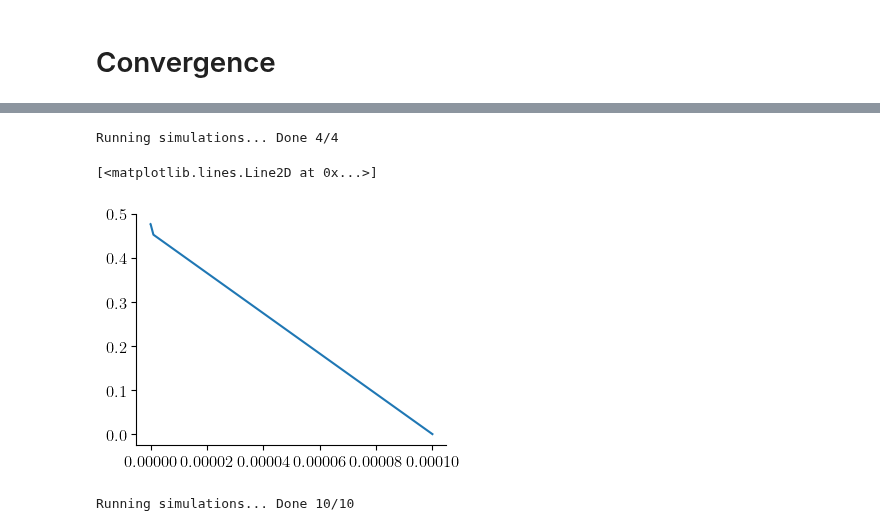
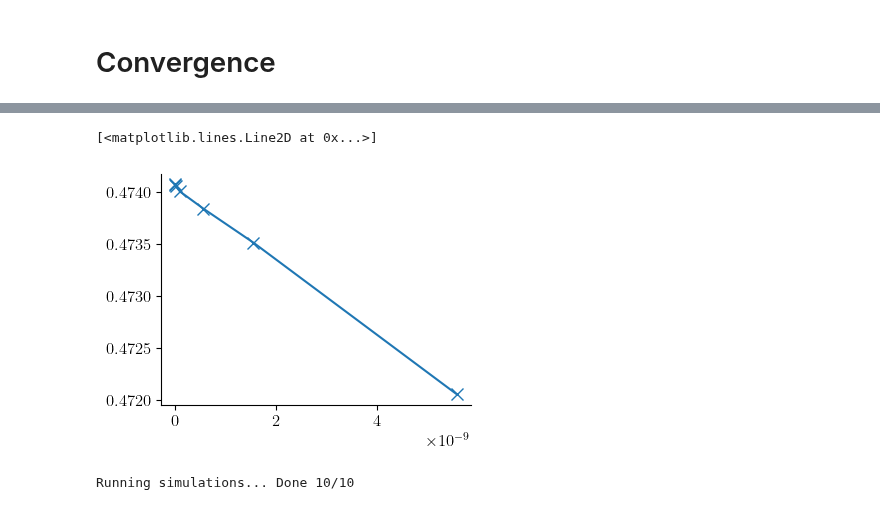
Before and after one commit to TomVdt/PhysNum, a Jupyter notebook: exercice6/analysis/analysis_ii.ipynb, the cells around one changed output, grey strips where cells are left out. Saved outputs shown, nothing was run; the diff lists cells and outputs as text; code cells hidden in the pictures.

```diff
--- a/exercice6/analysis/analysis_ii.ipynb
+++ b/exercice6/analysis/analysis_ii.ipynb
@@ -150,0 +152,6 @@ Running simulations... Done 15/15
+# %%
+probs_dx = []
+for i, (params, data_pot, data_psi2, data_obs) in enumerate(dataset_conv_nx):
+    t, prob, E = extract_at_time((params, data_pot, data_psi2, data_obs))
+    probs_dx.append(prob)
+probs_dx = np.array(probs_dx)
@@ -150,0 +165,13 @@ Running simulations... Done 15/15
+# %%
+# delta_ts = 10.0**(-np.arange(2, 7, step=1))
+delta_ts = np.array([2*1e-5, 3*1e-5, 5*1e-5, 1e-4, 2*1e-4, 3*1e-4, 5*1e-4])
+
+dataset_conv_ts = run_with_params(
+    config_name,
+    gen_variations({
+        'V0': [E],
+        'Nintervals': [512],
+        'dt': delta_ts,
+        'convergence': ['true']
+    })
+)
@@ -151,7 +180,7 @@ Running simulations... Done 15/15
 # %%
-probs = []
-for i, (params, data_pot, data_psi2, data_obs) in enumerate(dataset_conv_nx):
+probs_dt = []
+for i, (params, data_pot, data_psi2, data_obs) in enumerate(dataset_conv_ts):
     t, prob, E = extract_at_time((params, data_pot, data_psi2, data_obs))
-    # print(t)
-    probs.append(prob)
-probs = np.array(probs)
+    print(t)
+    probs_dt.append(prob)
+probs_dt = np.array(probs_dt)
@@ -165,13 +194,0 @@ plt.plot(dxs**2, probs)
-# %%
-delta_ts = np.geomspace(1e-5, 1e-2, num=4)
-
-dataset_conv_ts = run_with_params(
-    config_name,
-    gen_variations({
-        'V0': [E],
-        'Nintervals': [512],
-        'dt': delta_ts
-    })
-)
-# %% [output]
-Running simulations... Done 4/4
@@ -185,8 +195,8 @@ probs = np.array(probs)
 # %%
-plt.plot(delta_ts**2, probs)
+plt.plot(delta_ts**2.5, probs_dt, marker='x')
 # %% [output]
 [<matplotlib.lines.Line2D at 0x...>]
-[figure, old version]
+[figure, new version]
 # %%
 V0s = np.linspace(0.2, 2, num=10) * E
 
```
Also changed, not shown: parts of 9 cells of this notebook, 4 other files.
